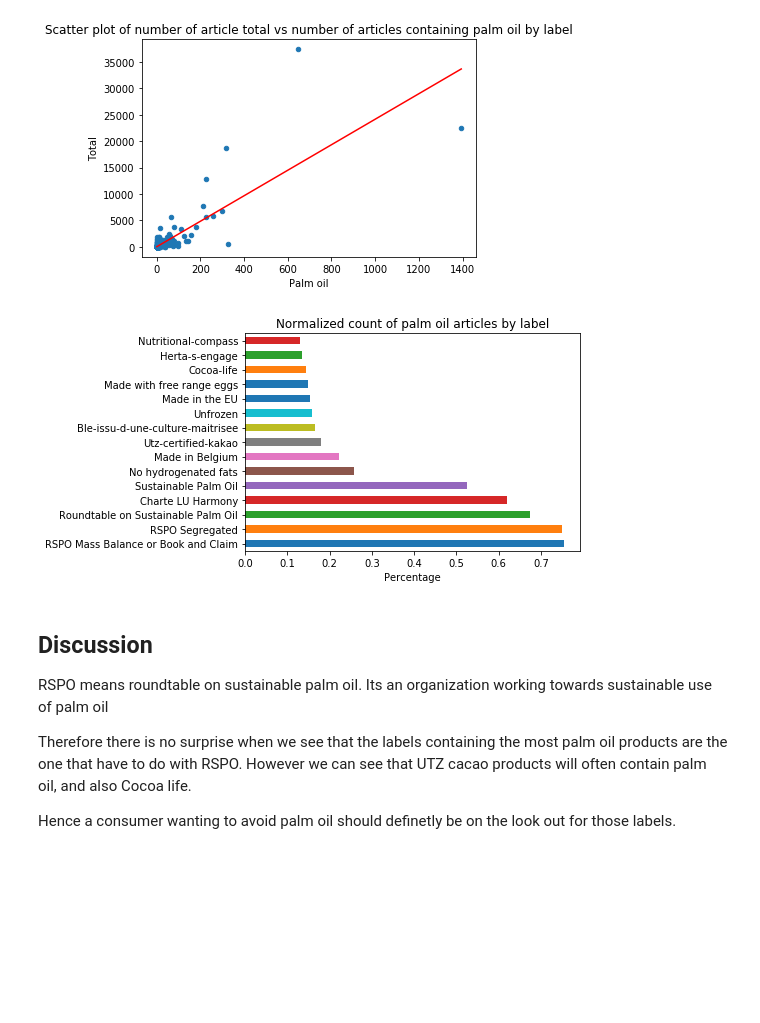
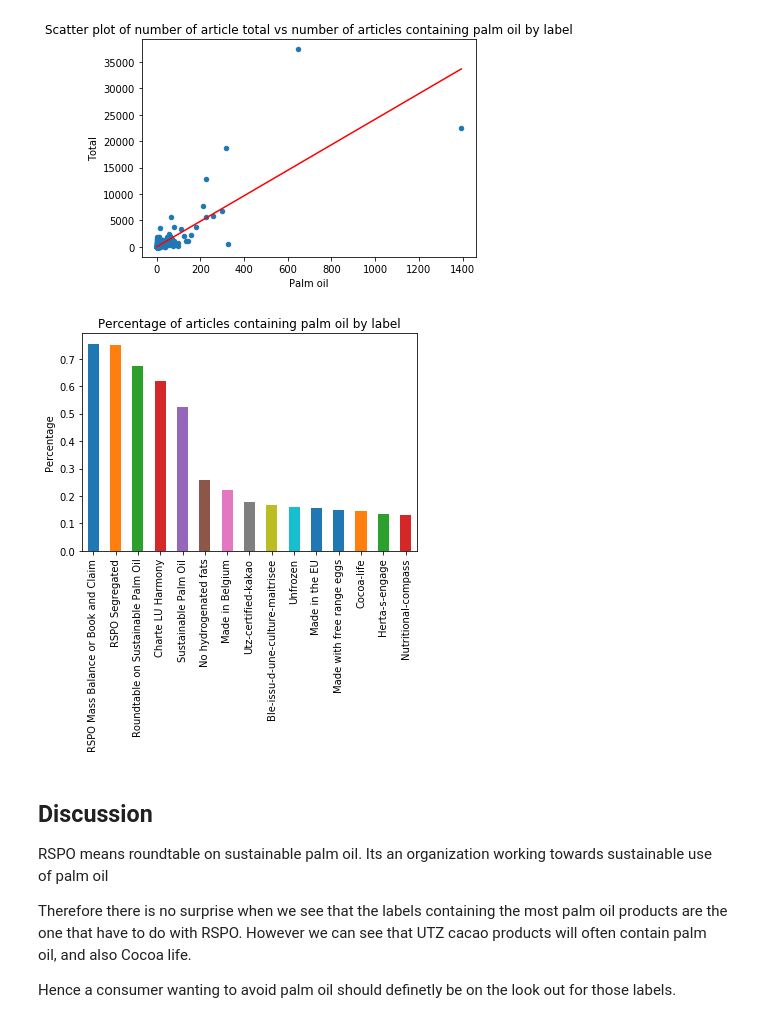
Before and after one commit to lanzrein/ada_project, a Jupyter notebook: MilestoneFinal.ipynb, the cells around one changed output. Saved outputs shown, nothing was run; the diff lists cells and outputs as text; code cells hidden in the pictures; blank space fills up the shorter version.

```diff
--- a/MilestoneFinal.ipynb
+++ b/MilestoneFinal.ipynb
@@ -1211,11 +1211,11 @@ plt.show()
 # %%
 total["normalized"] = total["palm_cnt"] / total["label_cnt"]
 # %%
-total[total["label_cnt"] > 50]["normalized"].nlargest(15).plot.barh(title="Pe count of palm oil articles by label")
-plt.xlabel("Percentage")
-plt.savefig("img/labels/palm_oil_labels_normalized.png")
+total[total["label_cnt"] > 50]["normalized"].nlargest(15).plot.bar(title="Percentage of articles containing palm oil by label",rot=90)
+plt.ylabel("Percentage")
+plt.savefig("img/labels/palm_oil_labels_normalized.png",bbox_inches='tight')
 # %% [output]
-[figure, old version]
+[figure, new version]
 # %% [markdown]
 ## Discussion
 <p> RSPO means roundtable on sustainable palm oil. Its an organization working towards sustainable use of palm oil</p>
```
Also changed, not shown: parts of 1 cell of this notebook, 4 other files.
